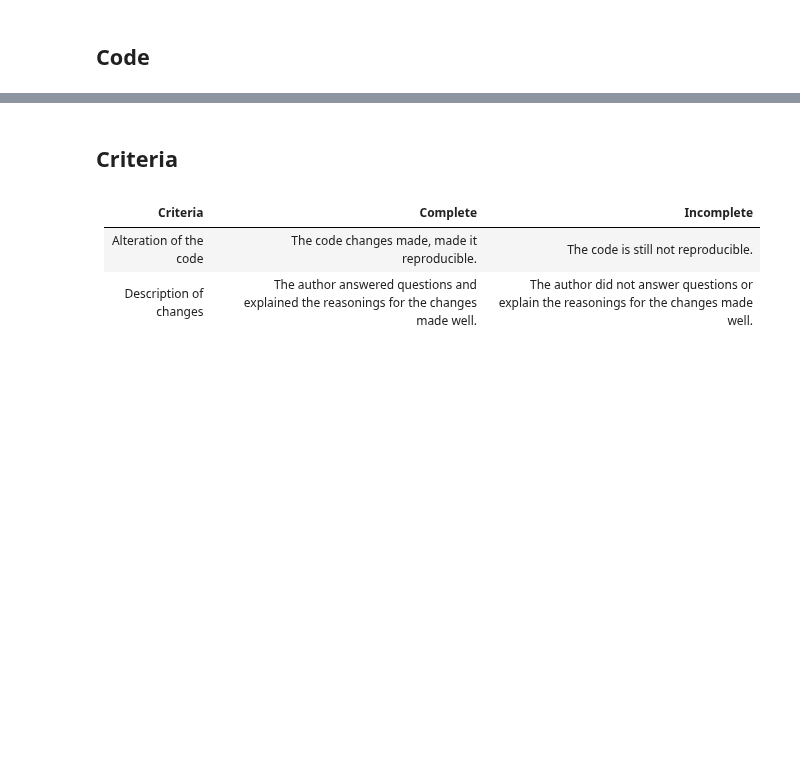
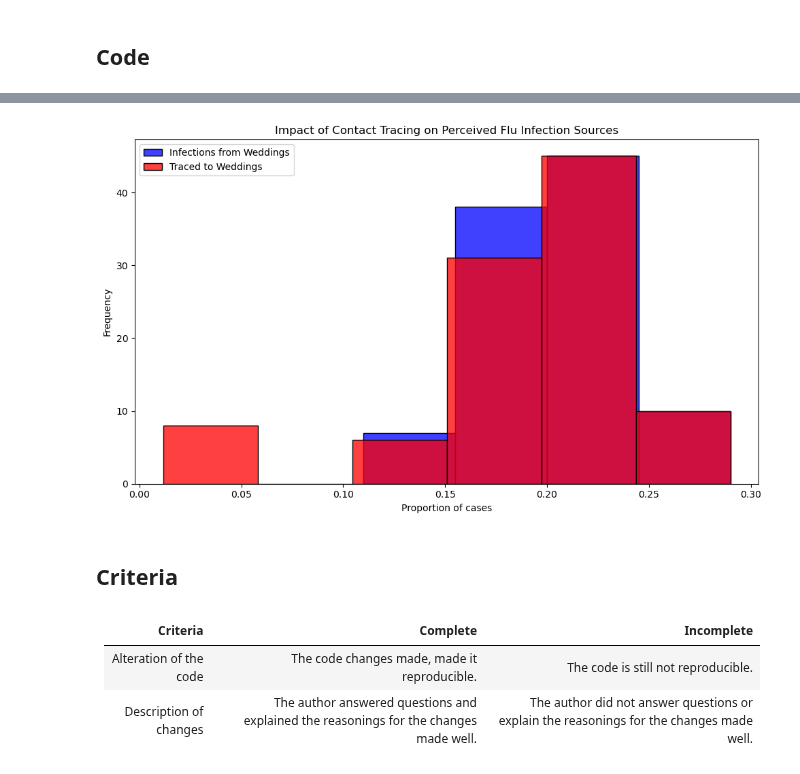
Before and after one commit to UofT-DSI/sampling, a Jupyter notebook: 02_activities/assignments/a1_sampling_and_reproducibility.ipynb, the cells around one changed output, grey strips where cells are left out. Cells and saved outputs as stored; diff of their text form; code cells hidden in the pictures; blank space fills up the shorter version.

```diff
--- a/02_activities/assignments/a1_sampling_and_reproducibility.ipynb
+++ b/02_activities/assignments/a1_sampling_and_reproducibility.ipynb
@@ -97,3 +191,63 @@ plt.show()
+# %%
+np.random.seed(42)
+
+# Constants representing the parameters of the model
+ATTACK_RATE = 0.10
+TRACE_SUCCESS = 0.20
+SECONDARY_TRACE_THRESHOLD = 2
+
+def simulate_event(m):
+  # Create DataFrame for people at events with initial infection and traced status
+  events = ['wedding'] * 200 + ['brunch'] * 800
+  ppl = pd.DataFrame({
+      'event': events,
+      'infected': False,
+      'traced': np.nan  # Initially setting traced status as NaN
+  })
+
+  # Explicitly set 'traced' column to nullable boolean type
+  ppl['traced'] = ppl['traced'].astype(pd.BooleanDtype())
+
+  # Infect a random subset of people
+  infected_indices = np.random.choice(ppl.index, size=int(len(ppl) * ATTACK_RATE), replace=False)
+  ppl.loc[infected_indices, 'infected'] = True
+
+  # Primary contact tracing: randomly decide which infected people get traced
+  ppl.loc[ppl['infected'], 'traced'] = np.random.rand(sum(ppl['infected'])) < TRACE_SUCCESS
+
+  # Secondary contact tracing based on event attendance
+  event_trace_counts = ppl[ppl['traced'] == True]['event'].value_counts()
+  events_traced = event_trace_counts[event_trace_counts >= SECONDARY_TRACE_THRESHOLD].index
+  ppl.loc[ppl['event'].isin(events_traced) & ppl['infected'], 'traced'] = True
+
+  # Calculate proportions of infections and traces attributed to each event type
+  ppl['event_type'] = ppl['event'].str[0]  # 'w' for wedding, 'b' for brunch
+  wedding_infections = sum(ppl['infected'] & (ppl['event_type'] == 'w'))
+  brunch_infections = sum(ppl['infected'] & (ppl['event_type'] == 'b'))
+  p_wedding_infections = wedding_infections / (wedding_infections + brunch_infections)
+
+  wedding_traces = sum(ppl['infected'] & ppl['traced'] & (ppl['event_type'] == 'w'))
+  brunch_traces = sum(ppl['infected'] & ppl['traced'] & (ppl['event_type'] == 'b'))
+  p_wedding_traces = wedding_traces / (wedding_traces + brunch_traces)
+
+  return p_wedding_infections, p_wedding_traces
+
+# Run the simulation 1000 times
+results = [simulate_event(m) for m in range(100)]
+props_df = pd.DataFrame(results, columns=["Infections", "Traces"])
+
+# Plotting the results
+plt.figure(figsize=(10, 6))
+sns.histplot(props_df['Infections'], color="blue", alpha=0.75, binwidth=0.05, kde=False, label='Infections from Weddings')
+sns.histplot(props_df['Traces'], color="red", alpha=0.75, binwidth=0.05, kde=False, label='Traced to Weddings')
+plt.xlabel("Proportion of cases")
+plt.ylabel("Frequency")
+plt.title("Impact of Contact Tracing on Perceived Flu Infection Sources")
+plt.legend()
+plt.tight_layout()
+plt.show()
+# %% [output]
+[figure, added]
 # %% [markdown]
 ## Criteria
 # %% [markdown]
```
Also changed, not shown: parts of 5 cells of this notebook.
